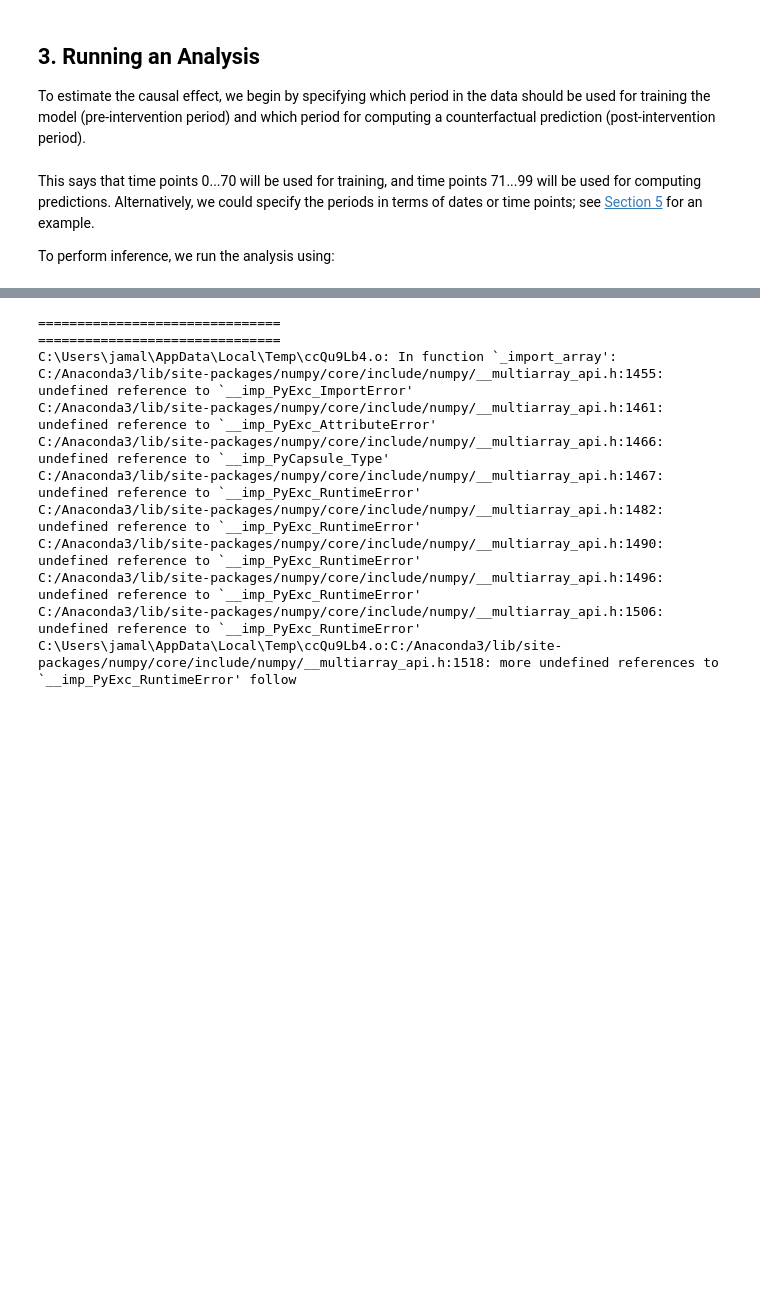
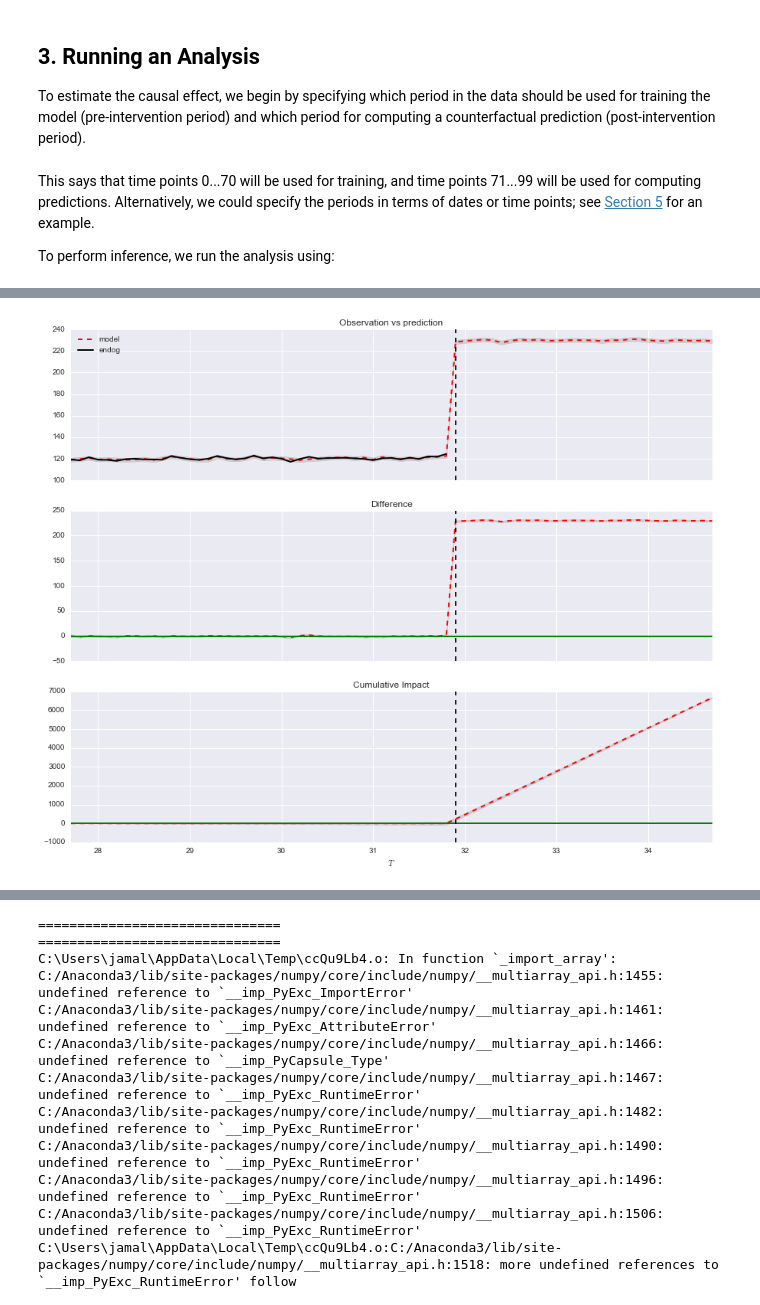
Before and after one commit to jamalsenouci/causalimpact, a Jupyter notebook: GettingStarted.ipynb, the cells around one changed output, grey strips where cells are left out. Saved outputs shown, nothing was run; the diff lists cells and outputs as text; code cells hidden in the pictures; blank space fills up the shorter version.

```diff
--- a/GettingStarted.ipynb
+++ b/GettingStarted.ipynb
@@ -107,3 +118,77 @@ impact.inferences
+# %%
+import matplotlib.pyplot as plt
+plt.figure(figsize=(15, 12))
+
+data_inter = impact.params["pre_period"][1]
+impact.inferences = impact.inferences.iloc[1:,:]
+# Observation and regression components
+ax1 = plt.subplot(3, 1, 1)
+plt.plot(impact.inferences["point_pred"], 'r--', linewidth=2, label='model')
+plt.plot(impact.inferences["response"], 'k', linewidth=2, label="endog")
+
+plt.axvline(data_inter, c='k', linestyle='--')
+
+plt.fill_between(
+            impact.inferences.index,
+            impact.inferences["point_pred_lower"],
+            impact.inferences["point_pred_upper"],
+            facecolor='gray', interpolate=True, alpha=0.25,
+        )
+plt.setp(ax1.get_xticklabels(), visible=False)
+plt.legend(loc='upper left')
+plt.title('Observation vs prediction')
+
+
+# Pointwise difference
+ax2 = plt.subplot(312, sharex=ax1)
+lift = impact.inferences.response - impact.inferences.point_pred
+lift[pd.isnull(lift)] = impact.inferences.point_pred[pd.isnull(lift)]
+plt.plot(lift, 'r--', linewidth=2)
+
+plt.plot(data.index, np.zeros(data.shape[0]), 'g-', linewidth=2)
+plt.axvline(data_inter, c='k', linestyle='--')
+
+lift_lower = impact.inferences.response - impact.inferences.point_pred_lower
+lift_lower[pd.isnull(lift_lower)] = impact.inferences.point_pred_lower[pd.isnull(lift_lower)]
+
+lift_upper = impact.inferences.response - impact.inferences.point_pred_upper
+lift_upper[pd.isnull(lift_upper)] = impact.inferences.point_pred_upper[pd.isnull(lift_upper)]
+
+plt.fill_between(
+    impact.inferences.index,
+    lift_lower,
+    lift_upper,
+    facecolor='gray', interpolate=True, alpha=0.25,
+)
+plt.setp(ax2.get_xticklabels(), visible=False)
+plt.title('Difference')
+
+
+# Cumulative impact
+ax3 = plt.subplot(313, sharex=ax1)
+plt.plot(
+    impact.inferences.index,
+    lift.cumsum(),
+    'r--', linewidth=2,
+)
+
+plt.plot(data.index, np.zeros(data.shape[0]), 'g-', linewidth=2)
+plt.axvline(data_inter, c='k', linestyle='--')
+
+plt.fill_between(
+    impact.inferences.index,
+    lift_lower.cumsum(),
+    lift_upper.cumsum(),
+    facecolor='gray', interpolate=True, alpha=0.25,
+)
+plt.axis([impact.inferences.index[0], impact.inferences.index[-1], None, None])
+
+ax3.set_xticklabels(impact.inferences.index)
+plt.title('Cumulative Impact')
+plt.xlabel('$T$')
+plt.show()
+# %% [output]
+[figure, added]
 # %%
 import statsmodels.tsa.statespace.structural
 statsmodels.__version__
```
Also changed, not shown: parts of 4 cells of this notebook, 4 other files.
